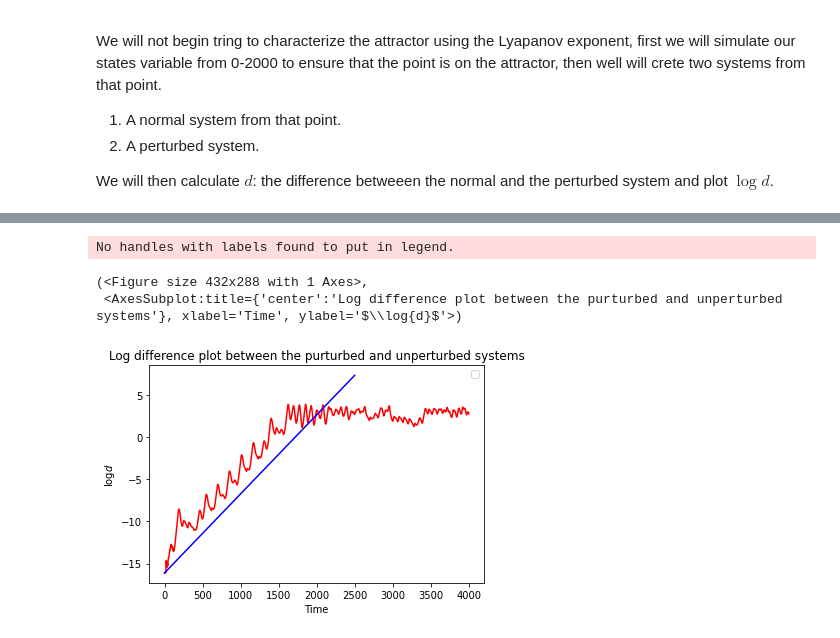
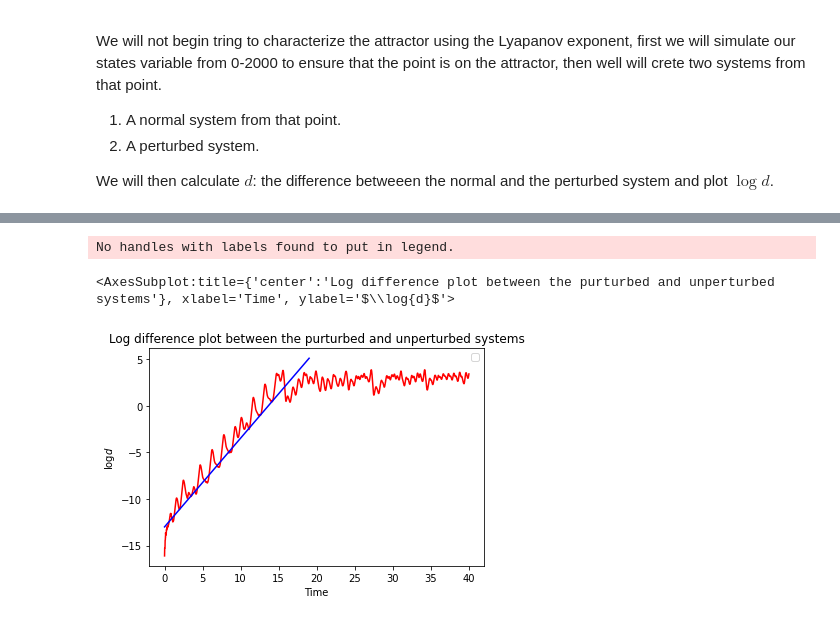
Before and after one commit to SheilKumar/DynamicSystemRNNs, a Jupyter notebook: DynamicSystems.ipynb, the cells around one changed output, grey strips where cells are left out. Cells and saved outputs as stored; diff of their text form; code cells hidden in the pictures.

```diff
--- a/DynamicSystems.ipynb
+++ b/DynamicSystems.ipynb
@@ -539,8 +538,3 @@ We will test the lyapunov exponent for the original system we trained using 256
 #creating data.
 Attractor_Data = models.Data([1,1,1],30000,0.01) # created 30000 points begining from [1,1,1] using a timestep of 0.01
 Attractor_Data.getData() #creates the training and testing data starting from point 5000 on the attractor.
-# %%
-#creating the model.
-LSTM256 = models.LSTM(256,3) #created LSTM with 256 RNN units and 3 dense units.
-LSTM256.create_model() #creates model using specs from line above.
-LSTM256.fit_model(25,Attractor_Data) #Trains it using 25 epochs
@@ -592,0 +567,3 @@ LSTM256_States.create_perturbed(LSTM256,Attractor_Data) #creates the perturbed s
+# %%
+fig, ax = plt.subplots()
+Eval128_25 = Evaluate(Attractor_Data,128,3,25,ax)
@@ -593,9 +589,8 @@ LSTM256_States.create_perturbed(LSTM256,Attractor_Data) #creates the perturbed s
 # %%
-LSTM256_Lyapunov = models.Lyapunov(LSTM256_States) #calculates the log difference
+Eval128_25.Lyapunov.set_intercept(13)
 fig,ax = plt.subplots()
-LSTM256_Lyapunov.plot_exponent(fig,ax,0.0094)
+Eval128_25.Lyapunov.plot_exponent(ax,0.9056)
 # %% [output]
 No handles with labels found to put in legend.
-(<Figure size 432x288 with 1 Axes>,
- <AxesSubplot:title={'center':'Log difference plot between the purturbed and unperturbed systems'}, xlabel='Time', ylabel='$\\log{d}$'>)
+<AxesSubplot:title={'center':'Log difference plot between the purturbed and unperturbed systems'}, xlabel='Time', ylabel='$\\log{d}$'>
-[figure, old version]
+[figure, new version]
```
Also changed, not shown: parts of 36 cells of this notebook, 2 other files.
